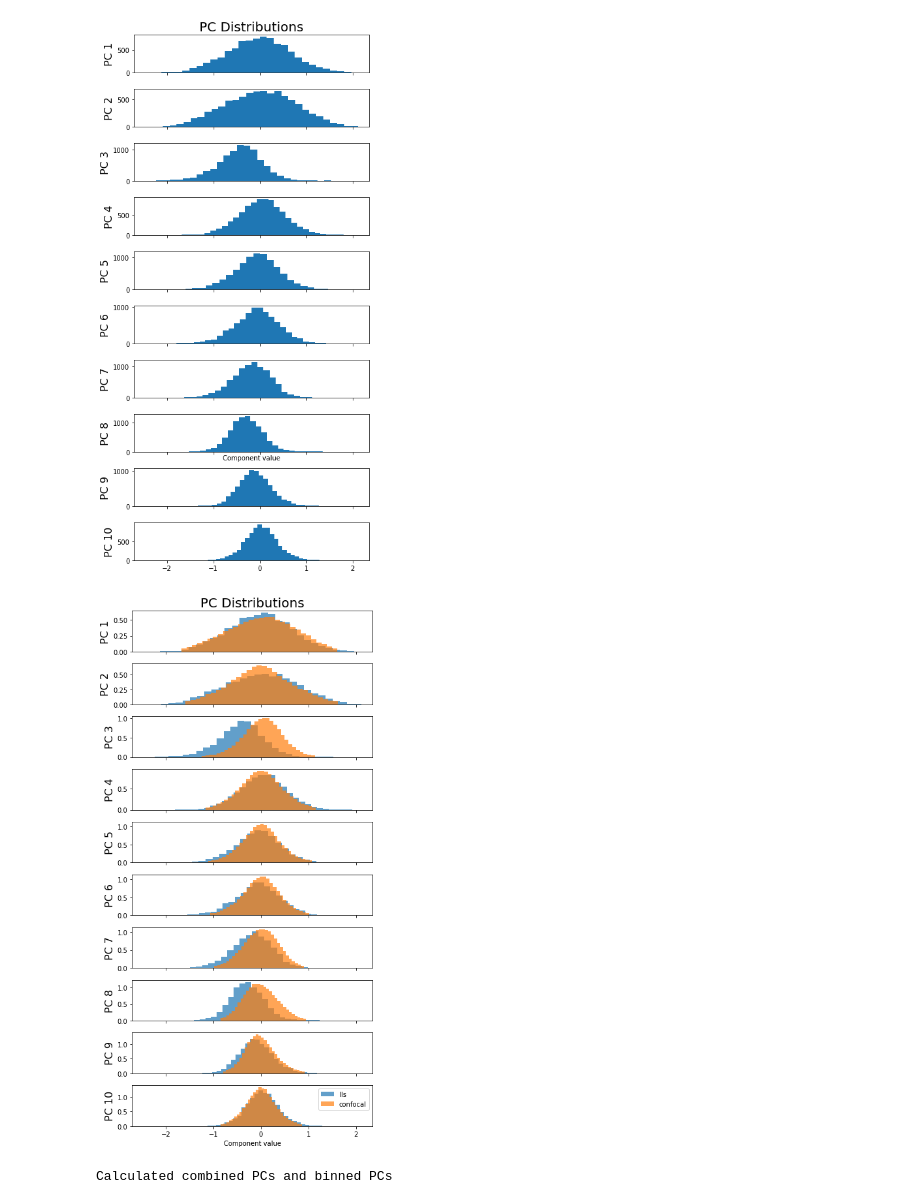
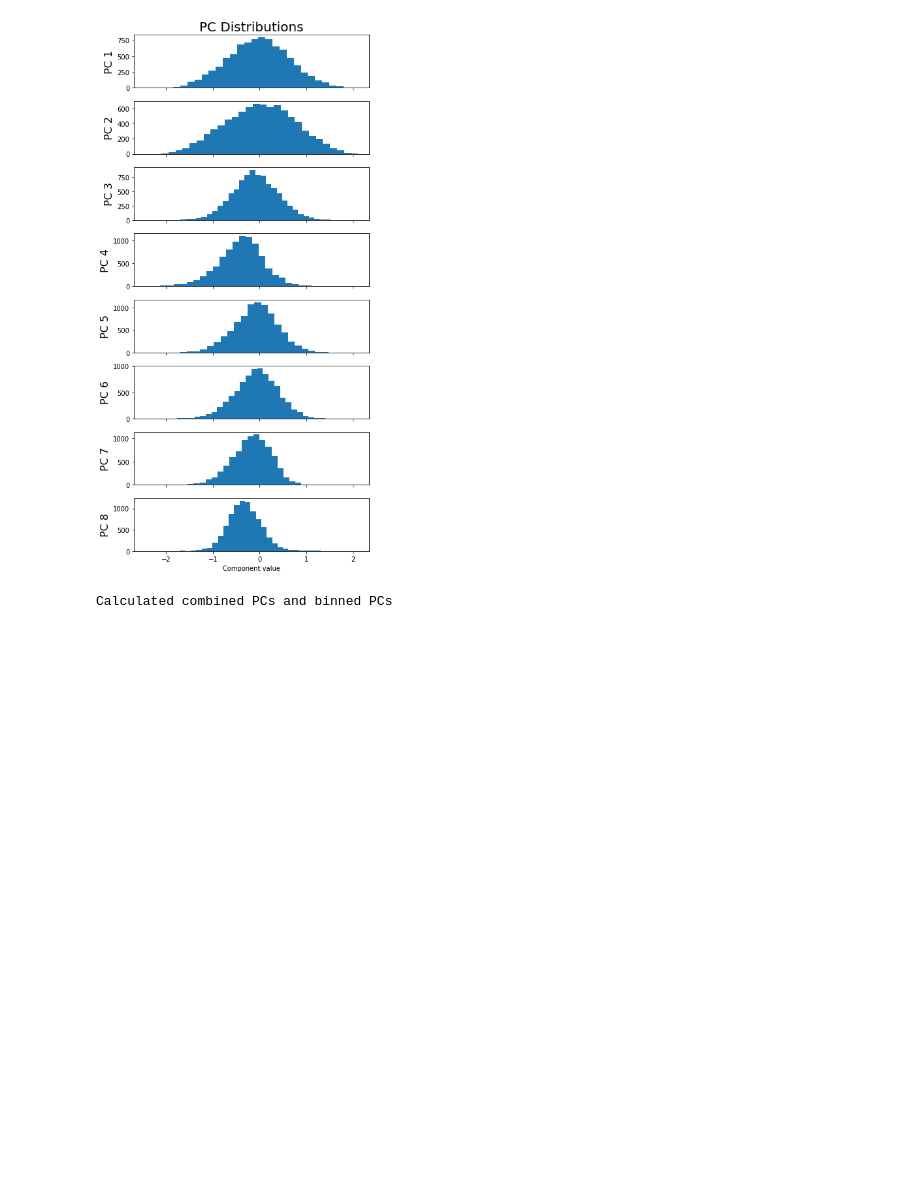
Before and after one commit to looneytunes2/NeutrophilShapeAnalysis, a Jupyter notebook: Notebooks/PCA with all 37C confocal data LLS apply.ipynb, the cells around one changed output. Cells and saved outputs as stored; diff of their text form; code cells hidden in the pictures; blank space fills up the shorter version.

```diff
--- a/Notebooks/PCA with all 37C confocal data LLS apply.ipynb
+++ b/Notebooks/PCA with all 37C confocal data LLS apply.ipynb
@@ -77,6 +77,14 @@ llsdf = llsdf[llsdf.CellID.isin(longcells)]
 llsdf = llsdf[llsdf.CellID != '20240527_488_EGFP-CAAX_640_SPY650-DNA_cell3_01']
 print(len(llsdf))
 
+########### filter out cells that touch ############
+llsdf = llsdf.sort_values(['CellID','time']).reset_index(drop=True)
+touch_ind = llsdf.groupby('CellID').apply(lambda x:
+                              x[(abs(x.Cell_Volume.pct_change())>0.25)&(abs(x.Cell_SurfaceArea.pct_change())>0.25)]).index
+actual_ind = [x[1] for x in touch_ind]
+llsdf = llsdf.drop(index=range(actual_ind[0],actual_ind[-1]))
+print(len(llsdf))
+
 #### make sure to reset the index after dropping all of the stuff
 llsdf = llsdf.reset_index(drop=True)
 # %% [output]
@@ -121,7 +130,7 @@ llsdf = llsdf.reset_index(drop=True)
 ######### Perform PCA and divide cells into shape space bins ################
 
 #specify number of PCs and number of bins
-npcs = 10
+npcs = 8
 nbins = 5
 bins = list(range(1,nbins+1))
 lmax = 10
@@ -201,7 +210,7 @@ plt.tight_layout()
 
 ########### plot distributions of PCs ###################
 import matplotlib.pyplot as plt
-fig, axes = plt.subplots(10, 1, figsize=(6,12), sharex=True)
+fig, axes = plt.subplots(npcs, 1, figsize=(6,12), sharex=True)
 for i, ax in enumerate(axes[:]):
     ax.hist(llsdf[pc_names].iloc[:,i].values, 30)
 # for i, ax in enumerate(axes[:,1]):
@@ -218,48 +227,47 @@ plt.savefig(savedir+ 'PC distributions.png', bbox_inches='tight')
 
 # condf = pd.read_csv(confocaldir + 'All_Data_with_CGPS_bins.csv', index_col = 0)
 
 
 # #pre-volume adjusted PCs
 # origdf = smdf.merge(atidf.drop(columns=['image', 'cropx (pixels)',
 #        'cropy (pixels)', 'cropz (pixels)']), left_on = 'cell', right_on = 'cell')
 # origdf = origdf[origdf.Cell_Volume > 458]
 # origdf = origdf[origdf.Cell_SurfaceArea < 1700]
 # origdf = origdf[origdf.speed < 1.3]
 # origdf = origdf[~origdf.cell.str.contains('20240528', na=False)].reset_index(drop=True)
 # longcells = [i for i, x in origdf.groupby('CellID') if len(x)>360]
 # origdf = origdf[origdf.CellID.isin(longcells)]
 # # tranform the LLS data
 # orig_coeff = origdf[[x for x in origdf.columns.to_list() if 'shcoeffs' in x]]
 # orig_transform = pca.transform(orig_coeff)
 # # Dataframe of transformed variable
 # pc_names = [f"Cell_PC{c}" for c in range(1, 1 + npcs)]
 # orig_trans = pd.DataFrame(data=orig_transform, columns=pc_names, index = orig_coeff.index)
 # # orig_trans['Cell_Volume'] = origdf.Cell_Volume
 # # for pcid, pc_name in enumerate(pc_names):
 # #     pearson = np.corrcoef(orig_trans.Cell_Volume.values, orig_trans[pc_name].values)
 # #     if pearson[0, 1] < 0:
 # #         orig_trans[pc_name] *= -1
 # #         pca.components_[pcid] *= -1
 # # orig_trans = orig_trans.drop(columns = 'Cell_Volume')
 
 
-########## plot distributions of PCs ###################
-import matplotlib.pyplot as plt
-fig, axes = plt.subplots(10, 1, figsize=(6,12), sharex=True)
-for i, ax in enumerate(axes[:]):
-    ax.hist(df_trans[pc_names].iloc[:,i].values, 30, density = True,alpha = 0.7, label = 'lls')
-#     ax.hist(orig_trans[pc_names].iloc[:,i].values, 30, density = True,alpha = 0.7, label = 'original')
-    ax.hist(condf[[x.split('Cell_')[-1] for x in pc_names]].iloc[:,i].values, 30, density = True,alpha = 0.7, label = 'confocal')
-axes[0].set_title("PC Distributions", fontsize = 20)
-# axes[0,1].set_title("Nucleus Distributions", fontsize = 20)
-[ax.set_ylabel("PC %i"%(i+1), fontsize = 16) for i, ax in enumerate(axes[:])];
-axes[-1].set_xlabel("Component value")
-ax.legend()
-plt.tight_layout()
+# ########## plot distributions of PCs ###################
+# import matplotlib.pyplot as plt
+# fig, axes = plt.subplots(10, 1, figsize=(6,12), sharex=True)
+# for i, ax in enumerate(axes[:]):
+#     ax.hist(df_trans[pc_names].iloc[:,i].values, 30, density = True,alpha = 0.7, label = 'lls')
+# #     ax.hist(orig_trans[pc_names].iloc[:,i].values, 30, density = True,alpha = 0.7, label = 'original')
+#     ax.hist(condf[[x.split('Cell_')[-1] for x in pc_names]].iloc[:,i].values, 30, density = True,alpha = 0.7, label = 'confocal')
+# axes[0].set_title("PC Distributions", fontsize = 20)
+# # axes[0,1].set_title("Nucleus Distributions", fontsize = 20)
+# [ax.set_ylabel("PC %i"%(i+1), fontsize = 16) for i, ax in enumerate(axes[:])];
+# axes[-1].set_xlabel("Component value")
+# ax.legend()
+# plt.tight_layout()
 # plt.savefig(savedir+ 'PC distributions.png', bbox_inches='tight')
 # %% [output]
-[figure, old version]
+[figure, new version]
-[figure, removed]
 # %%
 ############# BIN PCs TO USE IN CGPS ###################
 
```
Also changed, not shown: parts of 2 cells of this notebook, 8 other files.
